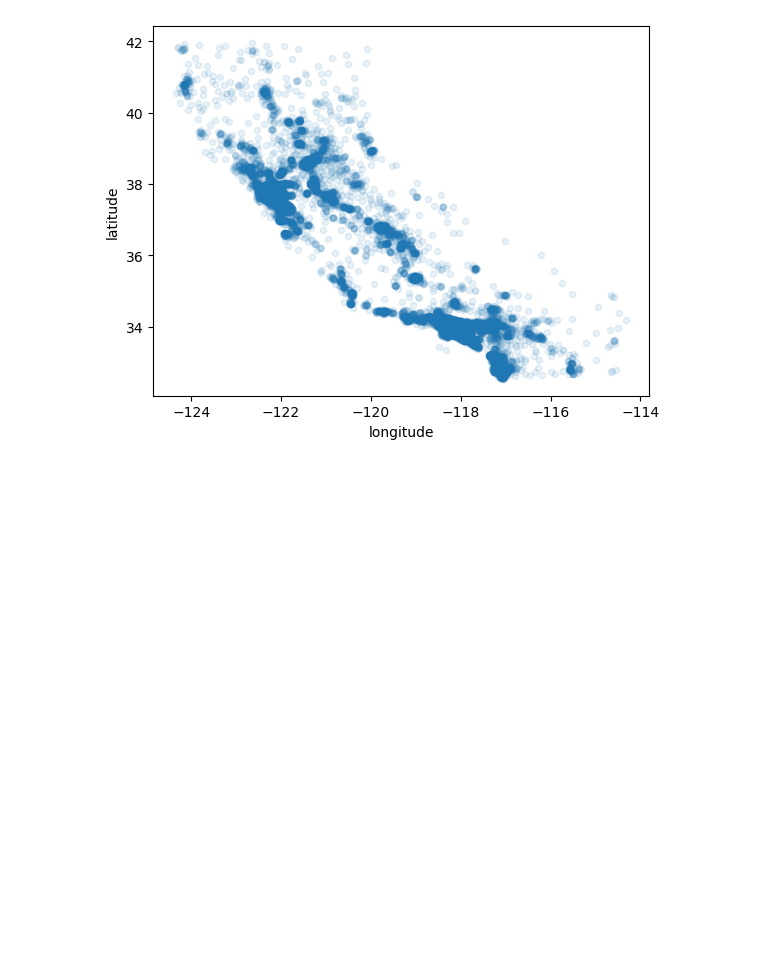
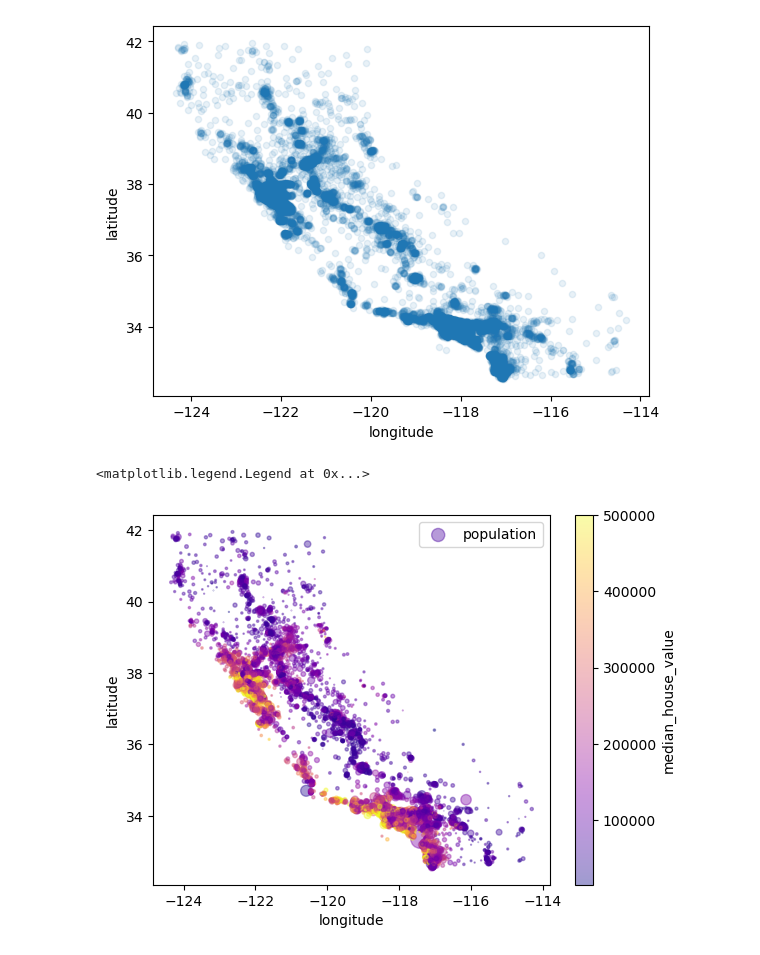
Before and after one commit to LuaanNguyen/housing-predictor, a Jupyter notebook: Housing.ipynb, the cells around one changed output. Drawn from its saved outputs; the diff is of its cells as text; code cells hidden in the pictures; blank space fills up the shorter version.

```diff
--- a/Housing.ipynb
+++ b/Housing.ipynb
@@ -186,3 +186,14 @@ housing.plot(kind="scatter", x ="longitude", y="latitude", alpha = 0.1)
 # %% [output]
 <Axes: xlabel='longitude', ylabel='latitude'>
 [figure]
+# %%
+#Plot housing in a scatter graph, color population and median house value
+# Use predefined color map (option cmap) called jet, which ranges from blue (low values) to red (high prices) for median house value
+housing.plot(kind = "scatter", x = "longitude", y = "latitude", alpha = 0.4,
+            s=housing["population"]/200 , label ="population",
+            c="median_house_value", cmap=plt.get_cmap("plasma"), colorbar=True,
+            )
+plt.legend()
+# %% [output]
+<matplotlib.legend.Legend at 0x...>
+[figure, added]
```
Also changed, not shown: parts of 3 cells of this notebook.
